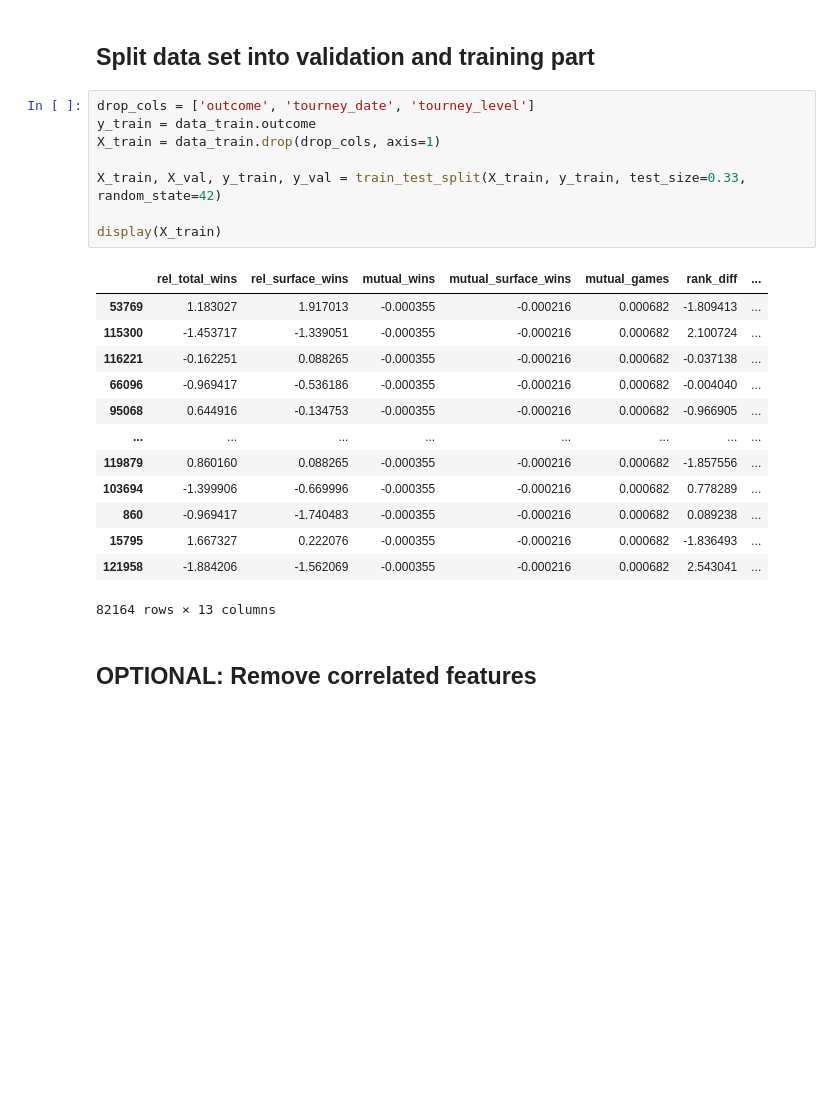
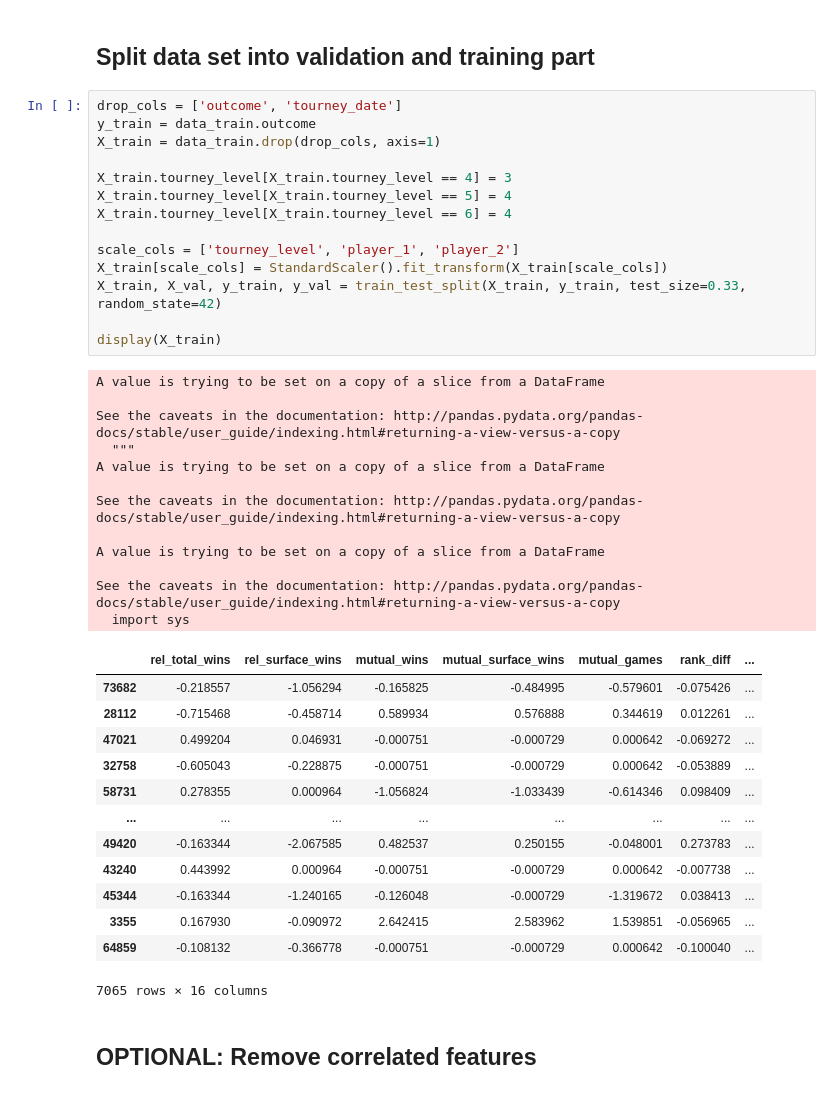
Before and after one commit to jost95/atp-tennis-predictions, a Jupyter notebook: feature_evaluation.ipynb, the cells around one changed output. Cells and saved outputs as stored; diff of their text form; blank space fills up the shorter version.

```diff
--- a/feature_evaluation.ipynb
+++ b/feature_evaluation.ipynb
@@ -62,27 +63,45 @@ data_train = data_train.loc[data_mask]
 # %% [markdown]
 ## Split data set into validation and training part
 # %%
-drop_cols = ['outcome', 'tourney_date', 'tourney_level']
+drop_cols = ['outcome', 'tourney_date']
 y_train = data_train.outcome
 X_train = data_train.drop(drop_cols, axis=1)
 
+X_train.tourney_level[X_train.tourney_level == 4] = 3
+X_train.tourney_level[X_train.tourney_level == 5] = 4
+X_train.tourney_level[X_train.tourney_level == 6] = 4
+
+scale_cols = ['tourney_level', 'player_1', 'player_2']
+X_train[scale_cols] = StandardScaler().fit_transform(X_train[scale_cols])
 X_train, X_val, y_train, y_val = train_test_split(X_train, y_train, test_size=0.33, random_state=42)
 
 display(X_train)
 # %% [output]
+A value is trying to be set on a copy of a slice from a DataFrame
+
+See the caveats in the documentation: http://pandas.pydata.org/pandas-docs/stable/user_guide/indexing.html#returning-a-view-versus-a-copy
+  """
+A value is trying to be set on a copy of a slice from a DataFrame
+
+See the caveats in the documentation: http://pandas.pydata.org/pandas-docs/stable/user_guide/indexing.html#returning-a-view-versus-a-copy
+
+A value is trying to be set on a copy of a slice from a DataFrame
+
+See the caveats in the documentation: http://pandas.pydata.org/pandas-docs/stable/user_guide/indexing.html#returning-a-view-versus-a-copy
+  import sys
 |  | rel_total_wins | rel_surface_wins | mutual_wins | mutual_surface_wins | mutual_games | rank_diff | ... |
-| 53769 | 1.183027 | 1.917013 | -0.000355 | -0.000216 | 0.000682 | -1.809413 | ... |
-| 115300 | -1.453717 | -1.339051 | -0.000355 | -0.000216 | 0.000682 | 2.100724 | ... |
-| 116221 | -0.162251 | 0.088265 | -0.000355 | -0.000216 | 0.000682 | -0.037138 | ... |
-| 66096 | -0.969417 | -0.536186 | -0.000355 | -0.000216 | 0.000682 | -0.004040 | ... |
-| 95068 | 0.644916 | -0.134753 | -0.000355 | -0.000216 | 0.000682 | -0.966905 | ... |
+| 73682 | -0.218557 | -1.056294 | -0.165825 | -0.484995 | -0.579601 | -0.075426 | ... |
+| 28112 | -0.715468 | -0.458714 | 0.589934 | 0.576888 | 0.344619 | 0.012261 | ... |
+| 47021 | 0.499204 | 0.046931 | -0.000751 | -0.000729 | 0.000642 | -0.069272 | ... |
+| 32758 | -0.605043 | -0.228875 | -0.000751 | -0.000729 | 0.000642 | -0.053889 | ... |
+| 58731 | 0.278355 | 0.000964 | -1.056824 | -1.033439 | -0.614346 | 0.098409 | ... |
 | ... | ... | ... | ... | ... | ... | ... | ... |
-| 119879 | 0.860160 | 0.088265 | -0.000355 | -0.000216 | 0.000682 | -1.857556 | ... |
-| 103694 | -1.399906 | -0.669996 | -0.000355 | -0.000216 | 0.000682 | 0.778289 | ... |
-| 860 | -0.969417 | -1.740483 | -0.000355 | -0.000216 | 0.000682 | 0.089238 | ... |
-| 15795 | 1.667327 | 0.222076 | -0.000355 | -0.000216 | 0.000682 | -1.836493 | ... |
-| 121958 | -1.884206 | -1.562069 | -0.000355 | -0.000216 | 0.000682 | 2.543041 | ... |
+| 49420 | -0.163344 | -2.067585 | 0.482537 | 0.250155 | -0.048001 | 0.273783 | ... |
+| 43240 | 0.443992 | 0.000964 | -0.000751 | -0.000729 | 0.000642 | -0.007738 | ... |
+| 45344 | -0.163344 | -1.240165 | -0.126048 | -0.000729 | -1.319672 | 0.038413 | ... |
+| 3355 | 0.167930 | -0.090972 | 2.642415 | 2.583962 | 1.539851 | -0.056965 | ... |
+| 64859 | -0.108132 | -0.366778 | -0.000751 | -0.000729 | 0.000642 | -0.100040 | ... |
-82164 rows × 13 columns
+7065 rows × 16 columns
 # %% [markdown]
 ## OPTIONAL: Remove correlated features
 # %%
```
Also changed, not shown: parts of 8 cells of this notebook, 6 other files.
